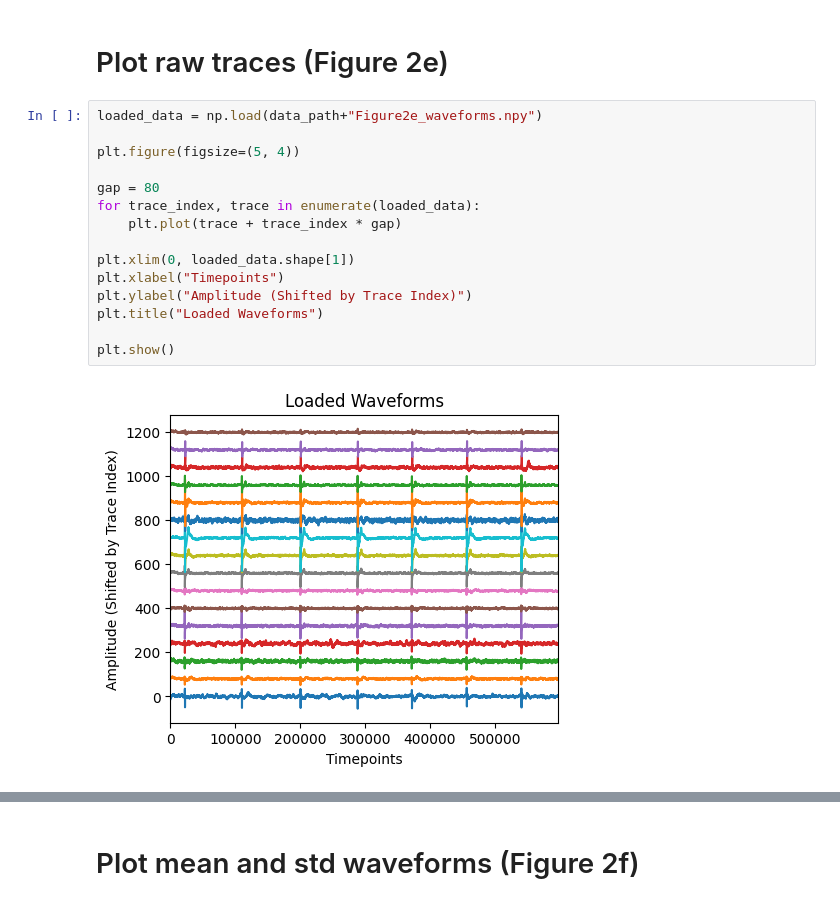
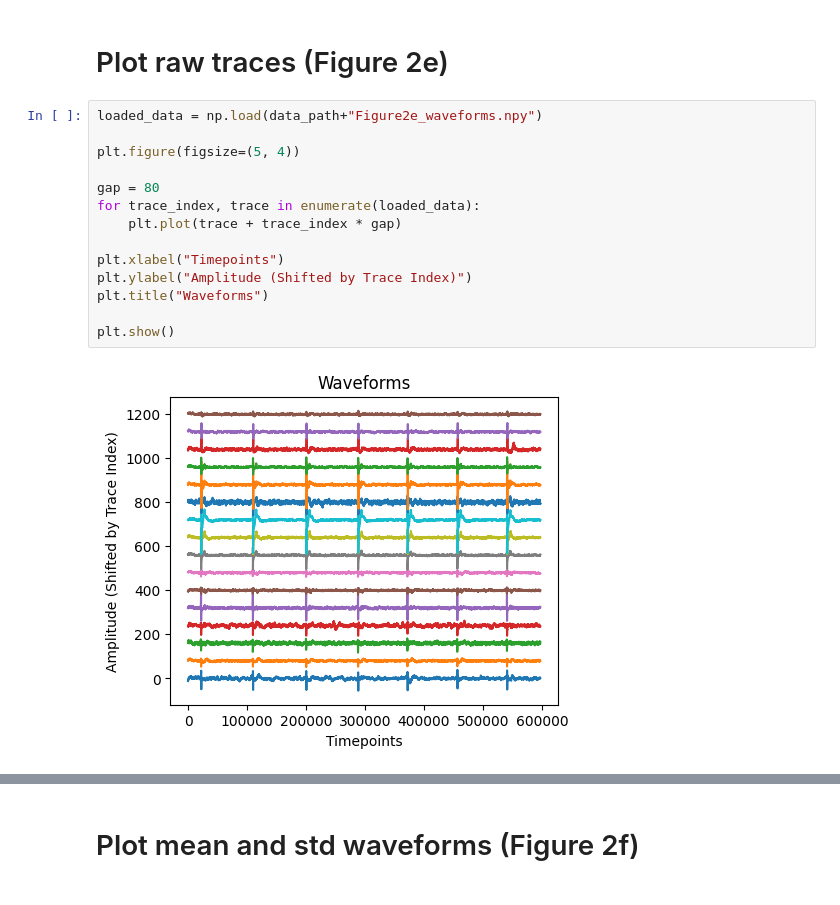
Before and after one commit to LiuLab-Bioelectronics-Harvard/Graphene_seq, a Jupyter notebook: notebooks/Figure2.ipynb, the cells around one changed output, grey strips where cells are left out. Drawn from its saved outputs; the diff is of its cells as text.

```diff
--- a/notebooks/Figure2.ipynb
+++ b/notebooks/Figure2.ipynb
@@ -15,20 +15,19 @@ data_path = '../SourceData/Figure2/'
 # %%
 loaded_data = np.load(data_path+"Figure2e_waveforms.npy")
 
 plt.figure(figsize=(5, 4))
 
 gap = 80
 for trace_index, trace in enumerate(loaded_data):
     plt.plot(trace + trace_index * gap)
 
-plt.xlim(0, loaded_data.shape[1])
 plt.xlabel("Timepoints")
 plt.ylabel("Amplitude (Shifted by Trace Index)")
-plt.title("Loaded Waveforms")
+plt.title("Waveforms")
 
 plt.show()
 # %% [output]
-[figure, old version]
+[figure, new version]
 # %%
 loaded_data = np.load(data_path+"Figure2e_waveforms_zoomin.npy")
 
```
Also changed, not shown: parts of 1 cell of this notebook, 16 other files.
